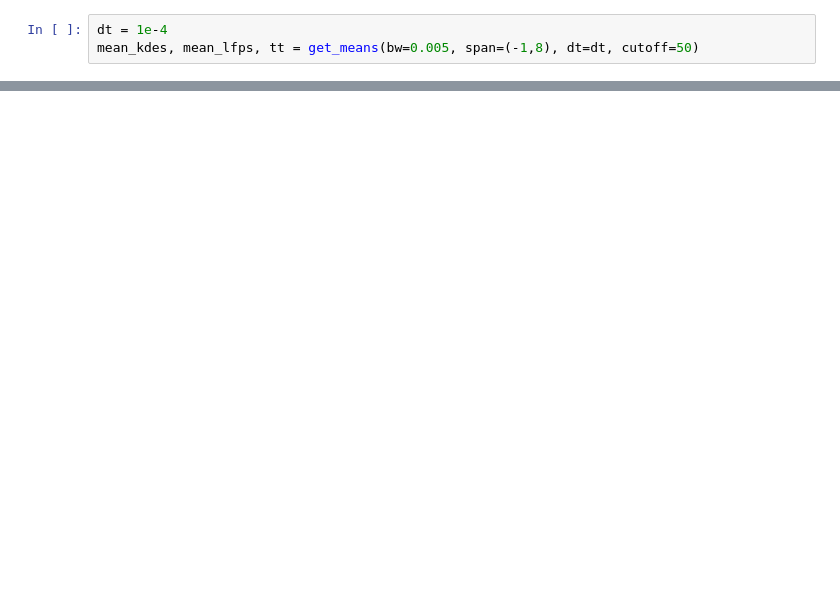
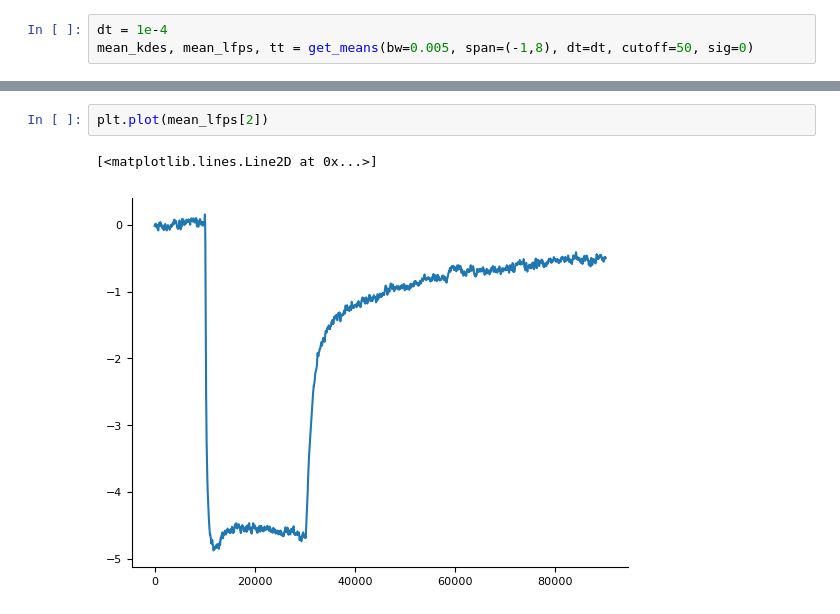
Before and after one commit to Tom83B/moth-duration-encoding, a Jupyter notebook: timescale selection.ipynb, the cells around one changed output, grey strips where cells are left out. Drawn from its saved outputs; the diff is of its cells as text; blank space fills up the shorter version.

```diff
--- a/timescale selection.ipynb
+++ b/timescale selection.ipynb
@@ -9,7 +11,7 @@ from utils import filter_expon
 plt.style.use('pcb')
 # %%
 dt = 1e-4
-mean_kdes, mean_lfps, tt = get_means(bw=0.005, span=(-1,8), dt=dt, cutoff=50)
+mean_kdes, mean_lfps, tt = get_means(bw=0.005, span=(-1,8), dt=dt, cutoff=50, sig=0)
 # %%
 %%time
 N_tau = 20
@@ -27,3 +29,8 @@ Wall time: 5min 16s
+# %%
+plt.plot(mean_lfps[2])
+# %% [output]
+[<matplotlib.lines.Line2D at 0x...>]
+[figure, added]
 # %%
 %%time
 
```
Also changed, not shown: parts of 6 cells of this notebook.
